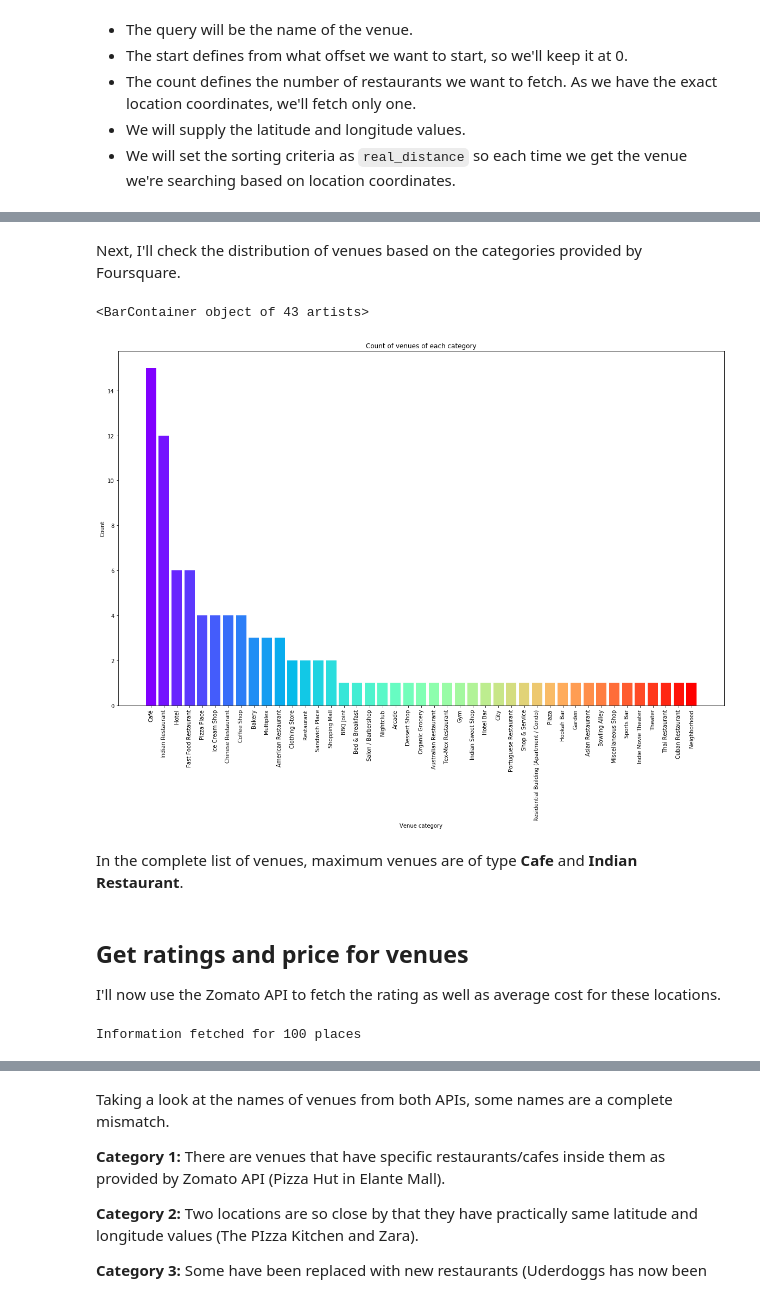
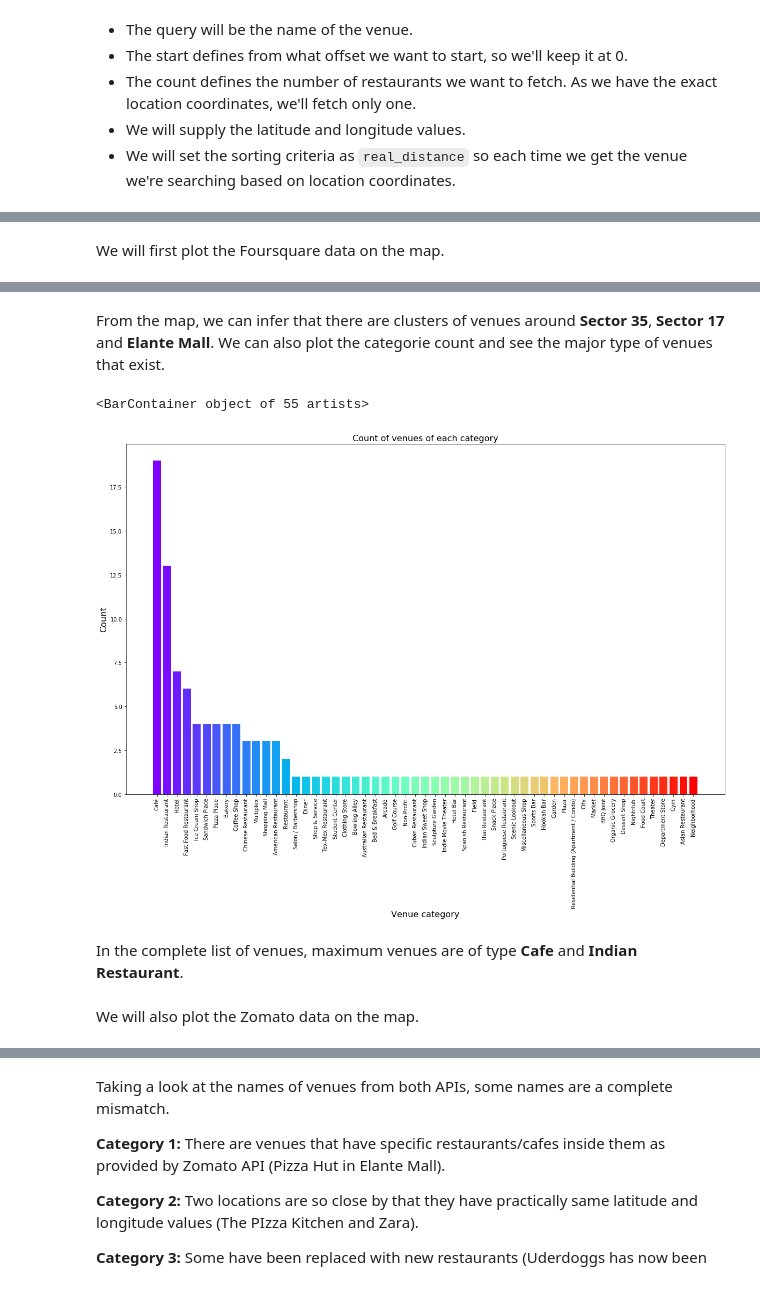
Before and after one commit to kb22/Coursera_Capstone, a Jupyter notebook: Exploring venues in Chandigarh.ipynb, the cells around one changed output, grey strips where cells are left out. Cells and saved outputs as stored; diff of their text form; code cells hidden in the pictures.

Commit message:
Add data exploration and methodology

```diff
--- a/Exploring venues in Chandigarh.ipynb
+++ b/Exploring venues in Chandigarh.ipynb
@@ -76,7 +79,17 @@ We'll call the API over and over till we get all venues from the API within the
 * We will set the radius as 4 Kilometers.
 * The version is a required parameter which defines the date on which we are browsing so that it retrieves the latest data.
 # %%
+import numpy as np
+import pandas as pd
+
+import matplotlib.pyplot as plt
+import matplotlib.cm as cm
+import matplotlib.colors as colors
+
+from pandas.io.json import json_normalize
 import requests
+
+pd.set_option('display.max_rows', None)
 
 offset = 0
 total_venues = 0
@@ -116,7 +129,7 @@ while (True):
     else:
         offset = offset + 100
 
-foursquare_venues.reset_index(drop = True)
+foursquare_venues = foursquare_venues.reset_index(drop = True)
 print("\nTotal {} venues fetched".format(total_venues))
 # %% [output]
 Total 100 venues fetched within a total radius of 4.0 Km
@@ -208,3 +201,5 @@ I now have the name, category and location of 100 venues in Chandigarh. Let's pl
+# %% [markdown]
+We will first plot the Foursquare data on the map.
 # %%
 chandigarh_map = folium.Map(location = [CHD_LATITUDE, CHD_LONGITUDE], zoom_start = 13)
 
@@ -225,27 +220,21 @@ chandigarh_map.save("maps/Venues by Foursquare.html")
 chandigarh_map
 # %% [output]
 [interactive output not drawn]
-# %% [markdown]
-Next, I'll check the distribution of venues based on the categories provided by Foursquare.
+# %% [markdown]
+From the map, we can infer that there are clusters of venues around **Sector 35**, **Sector 17** and **Elante Mall**. We can also plot the categorie count and see the major type of venues that exist.
 # %%
-venue_distribution = venues['categories'].value_counts()
+venue_distribution = foursquare_venues['categories'].value_counts()
 colors = cm.rainbow(np.linspace(0, 1, len(venue_distribution.index)))
 plt.figure(figsize = (20, 12))
 plt.xticks(rotation = 90)
-plt.xlabel("Venue category")
-plt.ylabel("Count")
-plt.title("Count of venues of each category")
+plt.xlabel("Venue category", fontsize = 16)
+plt.ylabel("Count", fontsize = 16)
+plt.title("Count of venues of each category", fontsize = 16)
 plt.bar(venue_distribution.index, venue_distribution.values, color = colors)
 # %% [output]
-<BarContainer object of 43 artists>
+<BarContainer object of 55 artists>
-[figure, old version]
+[figure, new version]
 # %% [markdown]
 In the complete list of venues, maximum venues are of type **Cafe** and **Indian Restaurant**.
-# %% [markdown]
-## Get ratings and price for venues
-
-I'll now use the Zomato API to fetch the rating as well as average cost for these locations.
-# %%
-print("Information fetched for {} places".format(venues_information.shape[0]))
-# %% [output]
-Information fetched for 100 places
+# %% [markdown]
+We will also plot the Zomato data on the map.
```
Also changed, not shown: parts of 26 cells of this notebook.
